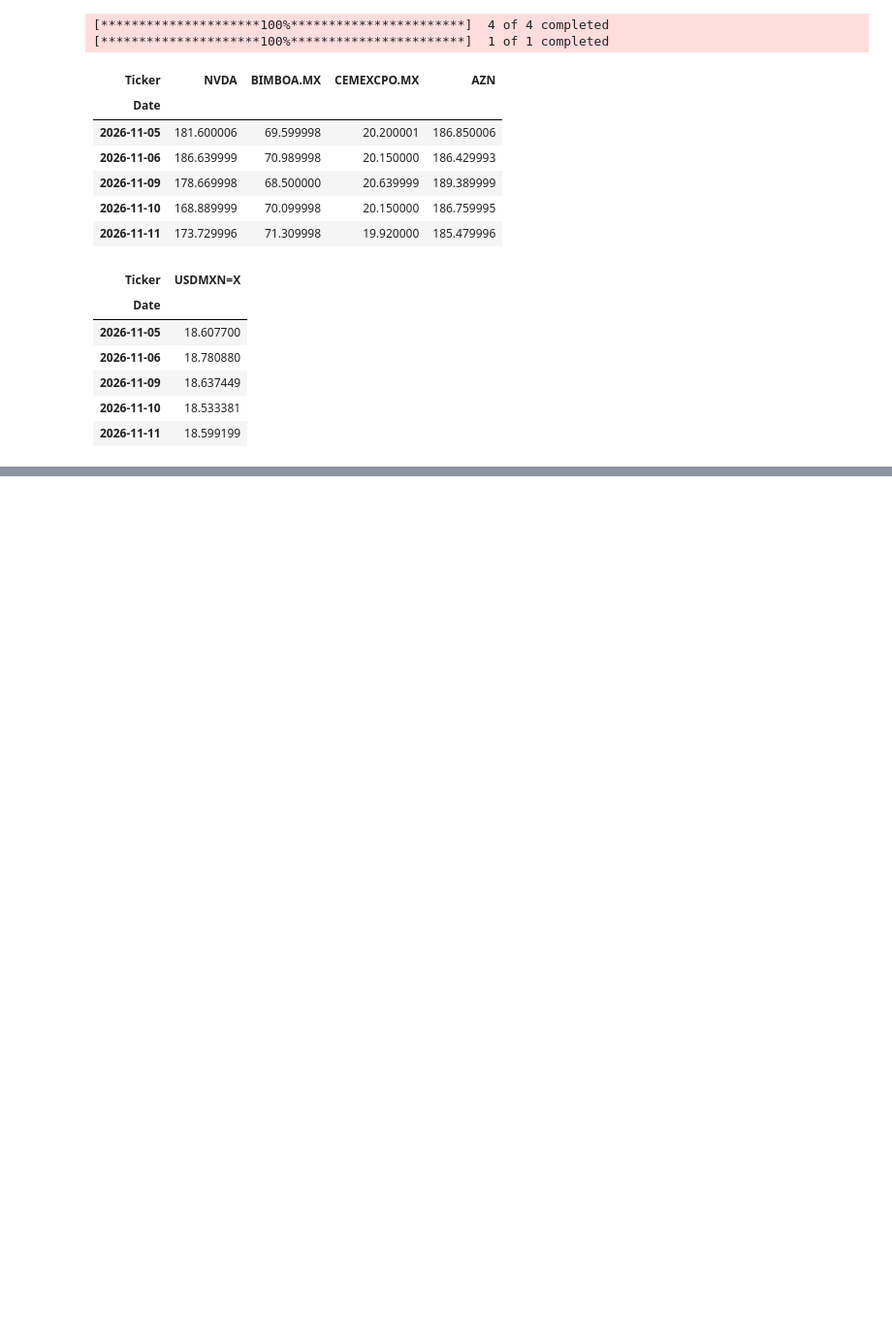
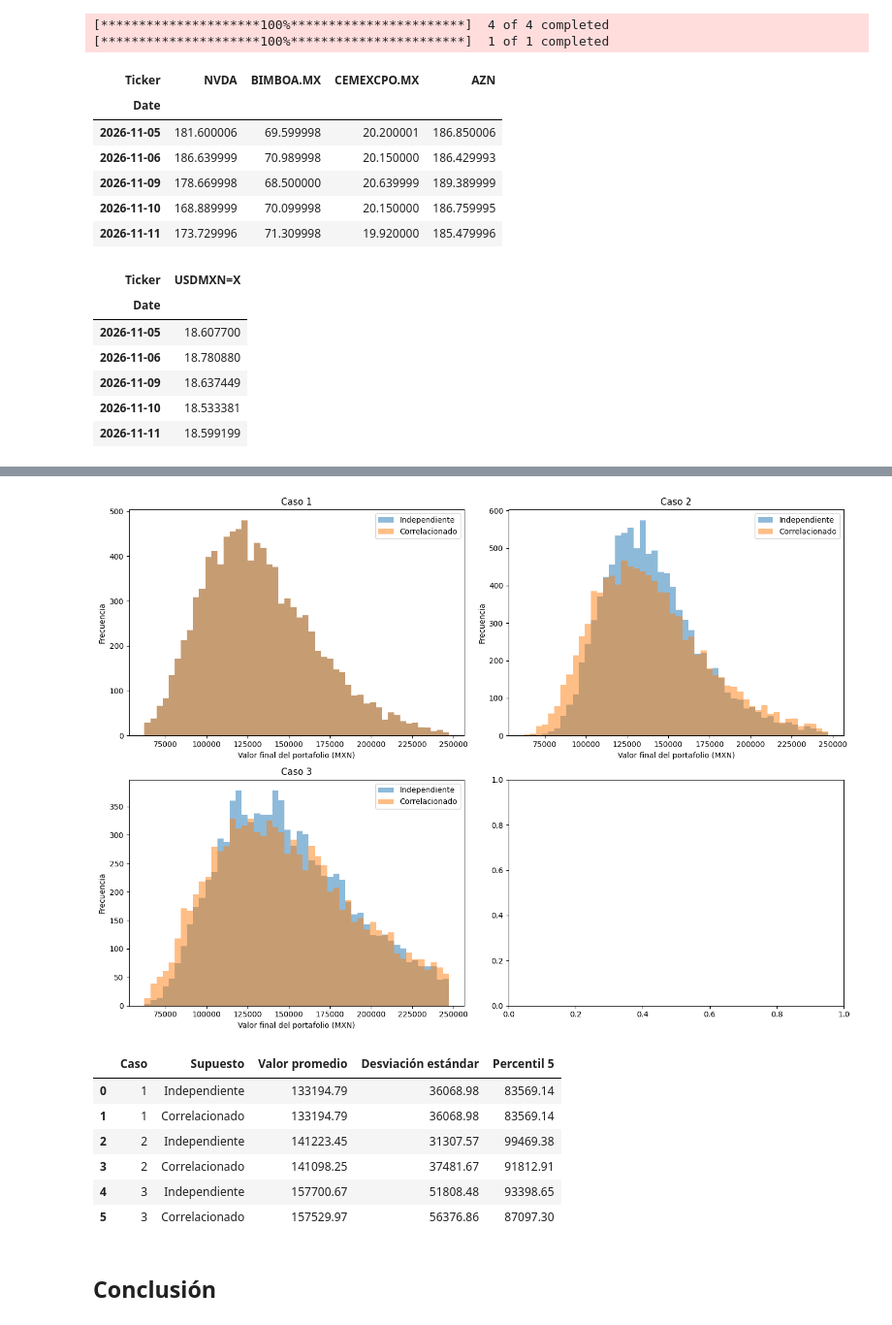
Before and after one commit to aj-hernandezs/Simulacion-_de_Procesos_Financieros, a Jupyter notebook: Tareas/T05_Simulacion_Multiactivo.ipynb, the cells around one changed output, grey strips where cells are left out. Shown at 97% size. Cells and saved outputs as stored; diff of their text form; code cells hidden in the pictures; blank space fills up the shorter version.

```diff
--- a/Tareas/T05_Simulacion_Multiactivo.ipynb
+++ b/Tareas/T05_Simulacion_Multiactivo.ipynb
@@ -55,0 +273,17 @@ def final_price(S0, mean, std, T, sims):
+# %%
+pesos_B = [ np.array([1, 0, 0]), np.array([0.33, 0.33, 0.34]), np.array([0.2, 0.2, 0.6]) ]
+S0b = prices_B.loc[:, tickers_B].iloc[-1] * S0_forex
+
+port_B_ind = []
+port_B_corr = []
+
+for w in pesos_B:
+    cap = w * capital
+    N0 = np.floor(cap / S0b)
+    cash = capital - np.sum(N0 * S0b)
+
+    vt_ind = np.sum(STb_ind * N0.values, axis=1) + cash
+    vt_corr = np.sum(STb_corr * N0.values, axis=1) + cash
+
+    port_B_ind.append(vt_ind)
+    port_B_corr.append(vt_corr)
@@ -55,0 +294,40 @@ def final_price(S0, mean, std, T, sims):
+# %%
+fig, ax = plt.subplots(2, 2, figsize=(14, 10))
+
+for i in range(3):
+    grafica = ax.flat[i]
+
+    grafica.hist(port_B_ind[i], bins=limites, alpha=0.5, label='Independiente')
+    grafica.hist(port_B_corr[i], bins=limites, alpha=0.5, label='Correlacionado')
+    grafica.set_title(f'Caso {i + 1}')
+    grafica.set_xlabel('Valor final del portafolio (MXN)')
+    grafica.set_ylabel('Frecuencia')
+    grafica.legend()
+plt.tight_layout()
+plt.show()
+
+resultados_B = []
+
+for i in range(3):
+    for nombre, valores in [ ('Independiente', port_B_ind[i]), ('Correlacionado', port_B_corr[i])]:
+        resultados_B.append({
+            'Caso': i + 1,
+            'Supuesto': nombre,
+            'Valor promedio': np.mean(valores),
+            'Desviación estándar': np.std(valores),
+            'Percentil 5': np.percentile(valores, 5)
+        })
+
+resultados_B = pd.DataFrame(resultados_B)
+display(resultados_B.round(2))
+# %% [output]
+[figure, added]
+|  | Caso | Supuesto | Valor promedio | Desviación estándar | Percentil 5 |
+| 0 | 1 | Independiente | 133194.79 | 36068.98 | 83569.14 |
+| 1 | 1 | Correlacionado | 133194.79 | 36068.98 | 83569.14 |
+| 2 | 2 | Independiente | 141223.45 | 31307.57 | 99469.38 |
+| 3 | 2 | Correlacionado | 141098.25 | 37481.67 | 91812.91 |
+| 4 | 3 | Independiente | 157700.67 | 51808.48 | 93398.65 |
+| 5 | 3 | Correlacionado | 157529.97 | 56376.86 | 87097.30 |
+# %% [markdown]
+## Conclusión
```
Also changed, not shown: parts of 16 cells of this notebook.
